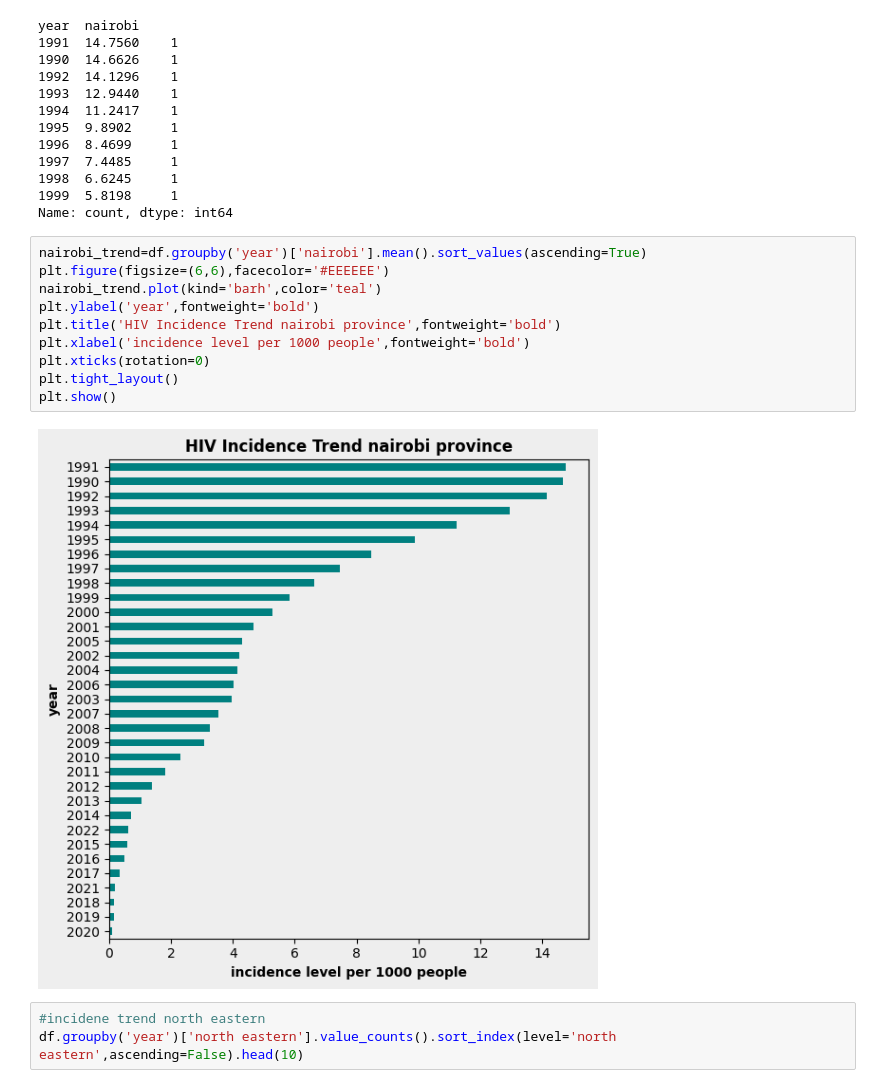
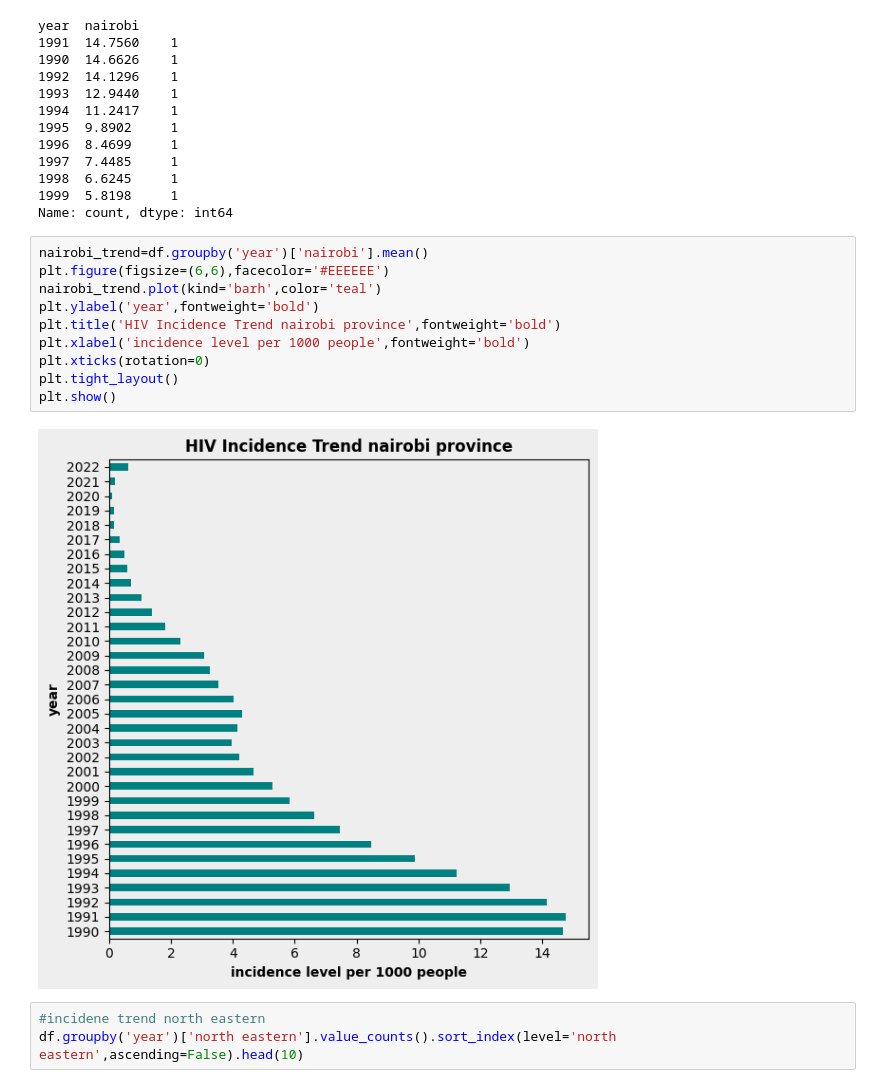
Before and after one commit to BrentOchieng/HIV-Incident-Analysis-1990-2030, a Jupyter notebook: HIV_Incidence_analysis_1990_2030.ipynb, the cells around one changed output. Saved outputs shown, nothing was run; the diff lists cells and outputs as text.

```diff
--- a/HIV_Incidence_analysis_1990_2030.ipynb
+++ b/HIV_Incidence_analysis_1990_2030.ipynb
@@ -191,17 +191,17 @@ year  nairobi
 1999  5.8198     1
 Name: count, dtype: int64
 # %%
-nairobi_trend=df.groupby('year')['nairobi'].mean().sort_values(ascending=True)
+nairobi_trend=df.groupby('year')['nairobi'].mean()
 plt.figure(figsize=(6,6),facecolor='#EEEEEE')
 nairobi_trend.plot(kind='barh',color='teal')
 plt.ylabel('year',fontweight='bold')
 plt.title('HIV Incidence Trend nairobi province',fontweight='bold')
 plt.xlabel('incidence level per 1000 people',fontweight='bold')
 plt.xticks(rotation=0)
 plt.tight_layout()
 plt.show()
 # %% [output]
-[figure, old version]
+[figure, new version]
 # %%
 #incidene trend north eastern
 df.groupby('year')['north eastern'].value_counts().sort_index(level='north eastern',ascending=False).head(10)
```
Also changed, not shown: parts of 9 cells of this notebook.
